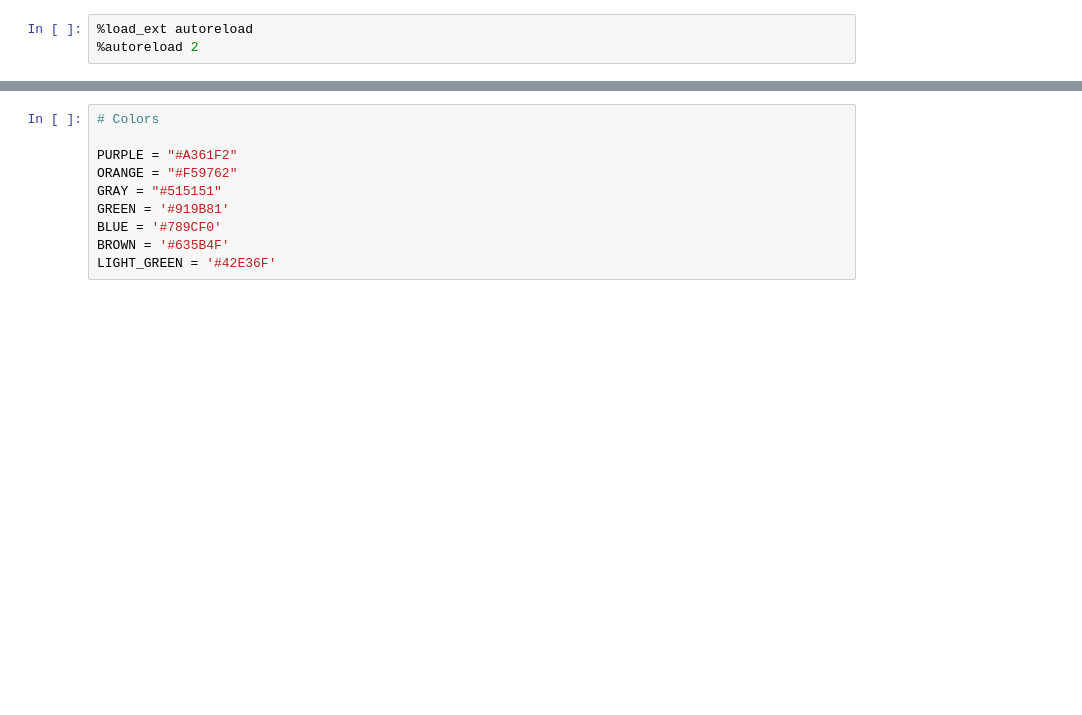
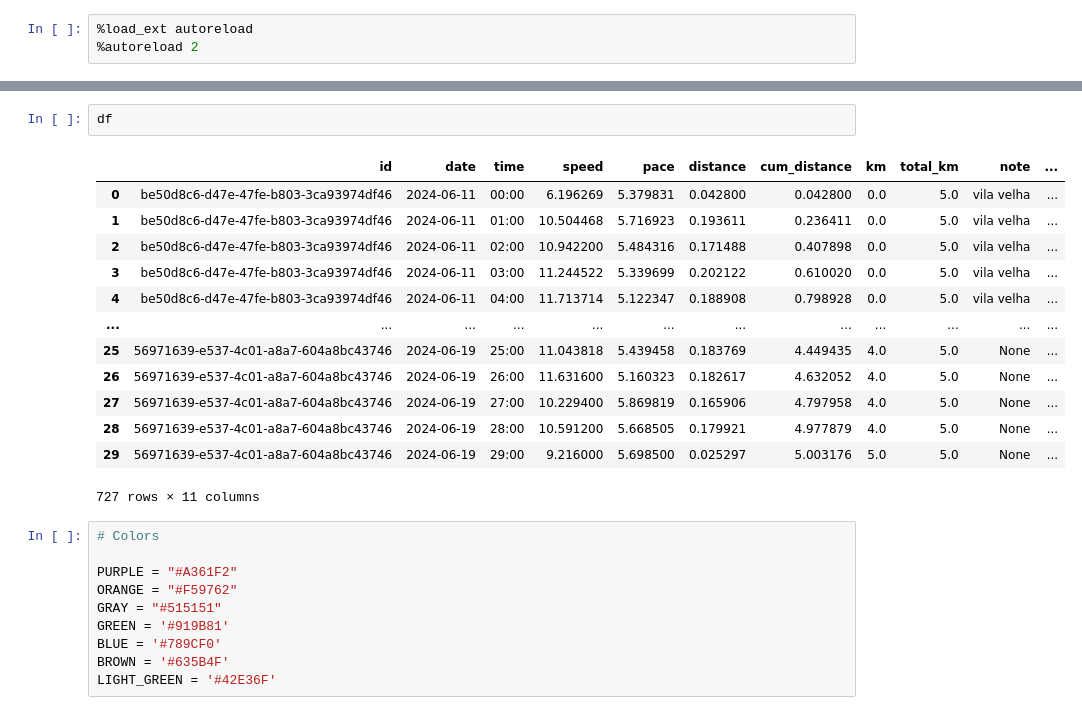
Before and after one commit to eduardoscovino/running-analytics, a Jupyter notebook: Analysis.ipynb, the cells around one changed output, grey strips where cells are left out. Cells and saved outputs as stored; diff of their text form; blank space fills up the shorter version.

```diff
--- a/Analysis.ipynb
+++ b/Analysis.ipynb
@@ -23,3 +27,19 @@ df_agg = Run().get_agg_runs()
+# %%
+df
+# %% [output]
+|  | id | date | time | speed | pace | distance | cum_distance | km | total_km | note | ... |
+| 0 | be50d8c6-d47e-47fe-b803-3ca93974df46 | 2024-06-11 | 00:00 | 6.196269 | 5.379831 | 0.042800 | 0.042800 | 0.0 | 5.0 | vila velha | ... |
+| 1 | be50d8c6-d47e-47fe-b803-3ca93974df46 | 2024-06-11 | 01:00 | 10.504468 | 5.716923 | 0.193611 | 0.236411 | 0.0 | 5.0 | vila velha | ... |
+| 2 | be50d8c6-d47e-47fe-b803-3ca93974df46 | 2024-06-11 | 02:00 | 10.942200 | 5.484316 | 0.171488 | 0.407898 | 0.0 | 5.0 | vila velha | ... |
+| 3 | be50d8c6-d47e-47fe-b803-3ca93974df46 | 2024-06-11 | 03:00 | 11.244522 | 5.339699 | 0.202122 | 0.610020 | 0.0 | 5.0 | vila velha | ... |
+| 4 | be50d8c6-d47e-47fe-b803-3ca93974df46 | 2024-06-11 | 04:00 | 11.713714 | 5.122347 | 0.188908 | 0.798928 | 0.0 | 5.0 | vila velha | ... |
+| ... | ... | ... | ... | ... | ... | ... | ... | ... | ... | ... | ... |
+| 25 | 56971639-e537-4c01-a8a7-604a8bc43746 | 2024-06-19 | 25:00 | 11.043818 | 5.439458 | 0.183769 | 4.449435 | 4.0 | 5.0 | None | ... |
+| 26 | 56971639-e537-4c01-a8a7-604a8bc43746 | 2024-06-19 | 26:00 | 11.631600 | 5.160323 | 0.182617 | 4.632052 | 4.0 | 5.0 | None | ... |
+| 27 | 56971639-e537-4c01-a8a7-604a8bc43746 | 2024-06-19 | 27:00 | 10.229400 | 5.869819 | 0.165906 | 4.797958 | 4.0 | 5.0 | None | ... |
+| 28 | 56971639-e537-4c01-a8a7-604a8bc43746 | 2024-06-19 | 28:00 | 10.591200 | 5.668505 | 0.179921 | 4.977879 | 4.0 | 5.0 | None | ... |
+| 29 | 56971639-e537-4c01-a8a7-604a8bc43746 | 2024-06-19 | 29:00 | 9.216000 | 5.698500 | 0.025297 | 5.003176 | 5.0 | 5.0 | None | ... |
+727 rows × 11 columns
 # %%
 # Colors
 
```
Also changed, not shown: parts of 20 cells of this notebook, 13 other files.
